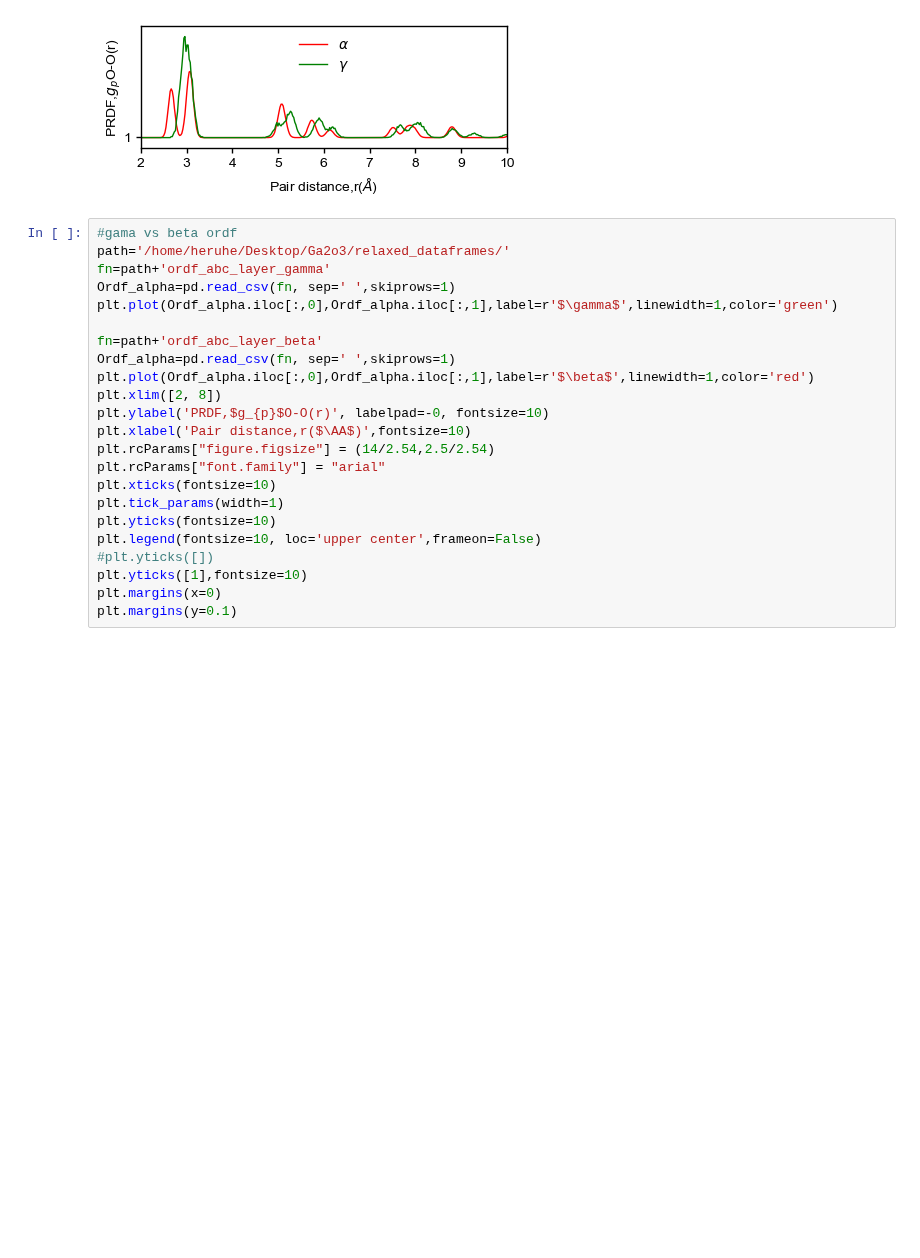
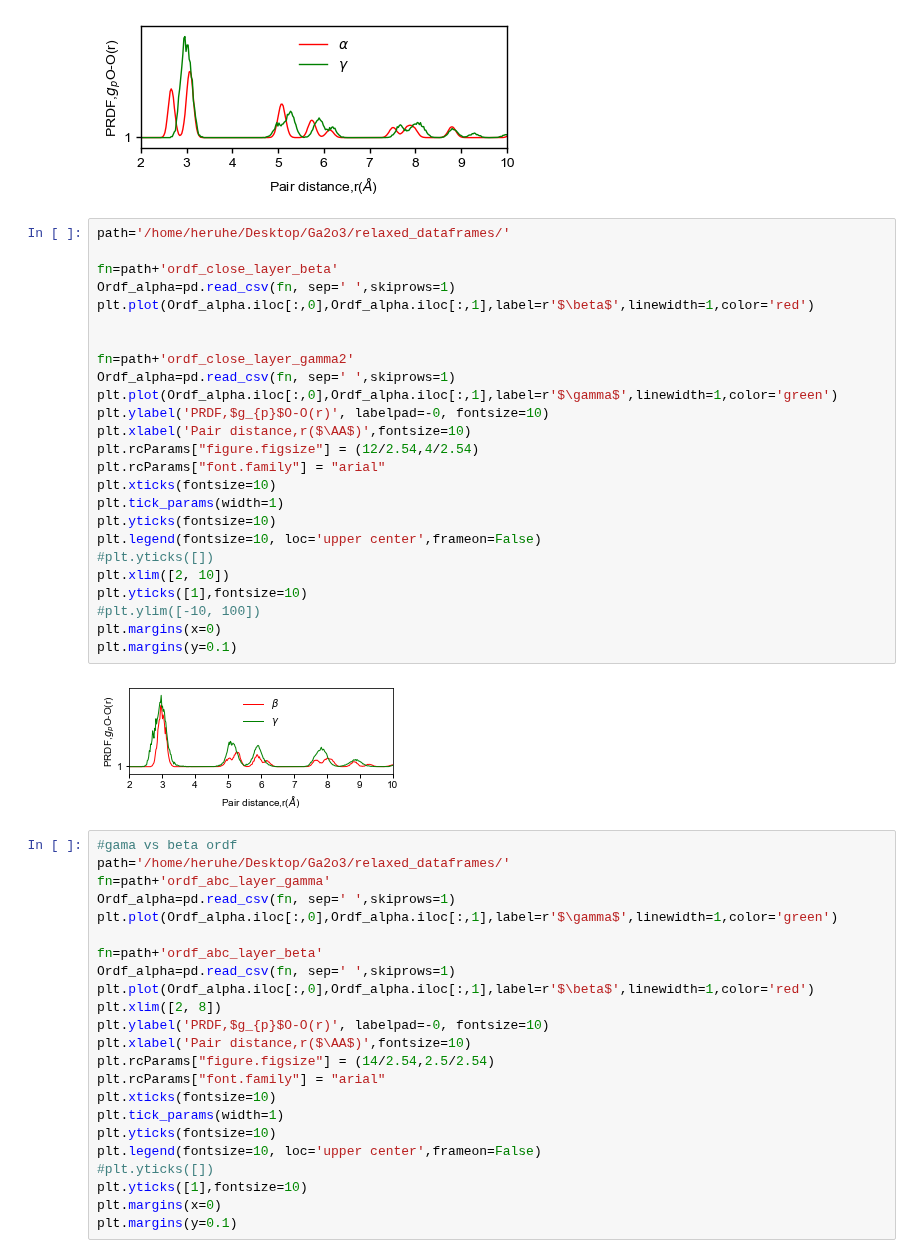
Before and after one commit to HE-RU10/ga2o3, a Jupyter notebook: alpha.ipynb, the cells around one changed output. Cells and saved outputs as stored; diff of their text form; blank space fills up the shorter version.

```diff
--- a/alpha.ipynb
+++ b/alpha.ipynb
@@ -62,6 +62,33 @@ plt.margins(x=0)
 plt.margins(y=0.1)
 # %% [output]
 [figure]
+# %%
+path='/home/heruhe/Desktop/Ga2o3/relaxed_dataframes/'
+
+fn=path+'ordf_close_layer_beta'
+Ordf_alpha=pd.read_csv(fn, sep=' ',skiprows=1)
+plt.plot(Ordf_alpha.iloc[:,0],Ordf_alpha.iloc[:,1],label=r'$\beta$',linewidth=1,color='red')
+
+
+fn=path+'ordf_close_layer_gamma2'
+Ordf_alpha=pd.read_csv(fn, sep=' ',skiprows=1)
+plt.plot(Ordf_alpha.iloc[:,0],Ordf_alpha.iloc[:,1],label=r'$\gamma$',linewidth=1,color='green')
+plt.ylabel('PRDF,$g_{p}$O-O(r)', labelpad=-0, fontsize=10)
+plt.xlabel('Pair distance,r($\AA$)',fontsize=10)
+plt.rcParams["figure.figsize"] = (12/2.54,4/2.54)
+plt.rcParams["font.family"] = "arial"
+plt.xticks(fontsize=10)
+plt.tick_params(width=1)
+plt.yticks(fontsize=10)
+plt.legend(fontsize=10, loc='upper center',frameon=False)
+#plt.yticks([])
+plt.xlim([2, 10])
+plt.yticks([1],fontsize=10)
+#plt.ylim([-10, 100])
+plt.margins(x=0)
+plt.margins(y=0.1)
+# %% [output]
+[figure, added]
 # %%
 #gama vs beta ordf
 path='/home/heruhe/Desktop/Ga2o3/relaxed_dataframes/'
```
Also changed, not shown: 3 other files.
